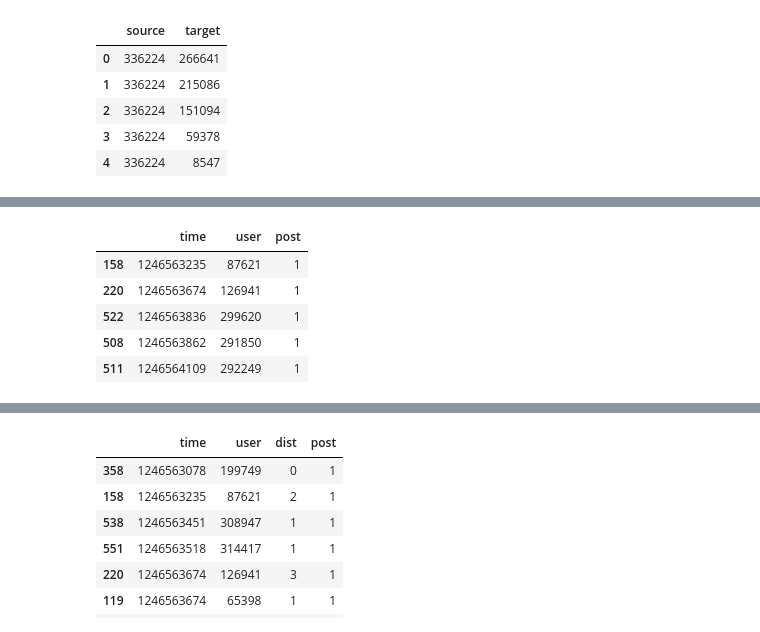
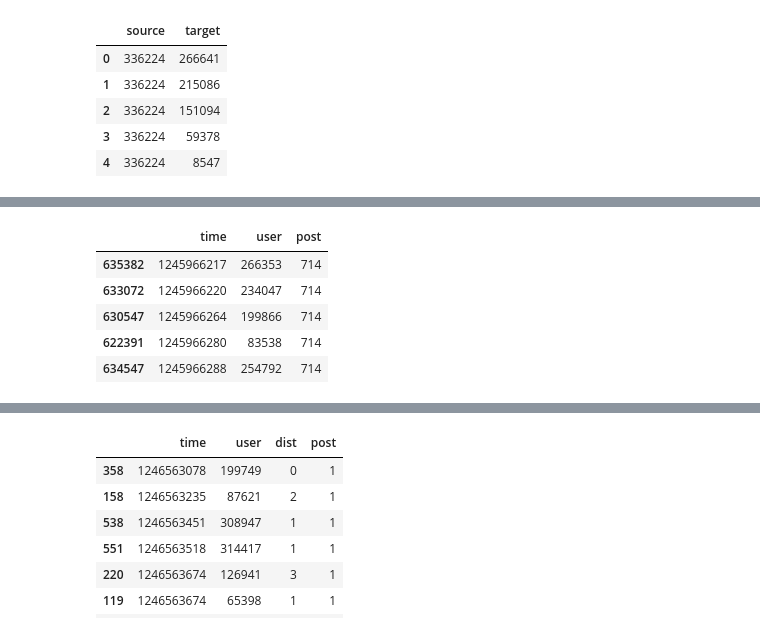
Before and after one commit to peterhuson/information-diffusion, a Jupyter notebook: Exploratory Plots & Distance Calculations.ipynb, the cells around one changed output, grey strips where cells are left out. Cells and saved outputs as stored; diff of their text form; code cells hidden in the pictures.

Commit message:
fixed votes_714; flipped source and target

```diff
--- a/Exploratory Plots & Distance Calculations.ipynb
+++ b/Exploratory Plots & Distance Calculations.ipynb
@@ -222,7 +222,7 @@ friendship_plot_df.head()
 | 4 | 336224 | 8547 |
 # %%
 # the most popular story is story xxx?
-story = 1
+story = 714
 
 votes_story = votes.loc[votes['post'] == story]
 votes_714 = votes_story.copy()
@@ -243,3 +243,4 @@ votes_story.head()
 # %%
-friends_of_source = friendship_plot_df.loc[friendship_plot_df['source'] == source]
-friends_of_source.describe()
+friends_of_source = friendship_plot_df.loc[friendship_plot_df['target'] == source]
+friends_of_source = friends_of_source['source'].tolist()
+# friends_of_source.describe()
@@ -256,17 +247,17 @@ friends_of_source.describe()
 # %%
 # find distance 1 voters
-dist_1_users = votes_story.loc[votes_story['user'].isin(friends_of_source['target'])]
+dist_1_users = votes_story.loc[votes_story['user'].isin(friends_of_source)]
 dist_1_users = dist_1_users['user'].tolist()
 
 votes_story = votes_story.loc[~votes_story['user'].isin(dist_1_users)]
 votes_story.head()
 # %% [output]
 |  | time | user | post |
-| 158 | 1246563235 | 87621 | 1 |
-| 220 | 1246563674 | 126941 | 1 |
-| 522 | 1246563836 | 299620 | 1 |
-| 508 | 1246563862 | 291850 | 1 |
-| 511 | 1246564109 | 292249 | 1 |
+| 635382 | 1245966217 | 266353 | 714 |
+| 633072 | 1245966220 | 234047 | 714 |
+| 630547 | 1245966264 | 199866 | 714 |
+| 622391 | 1245966280 | 83538 | 714 |
+| 634547 | 1245966288 | 254792 | 714 |
 # %%
 # all friend at distance 2 (regardless of whether they voted)
 dist_2_friends = []
```
Also changed, not shown: parts of 6 cells of this notebook, 1 other file.
